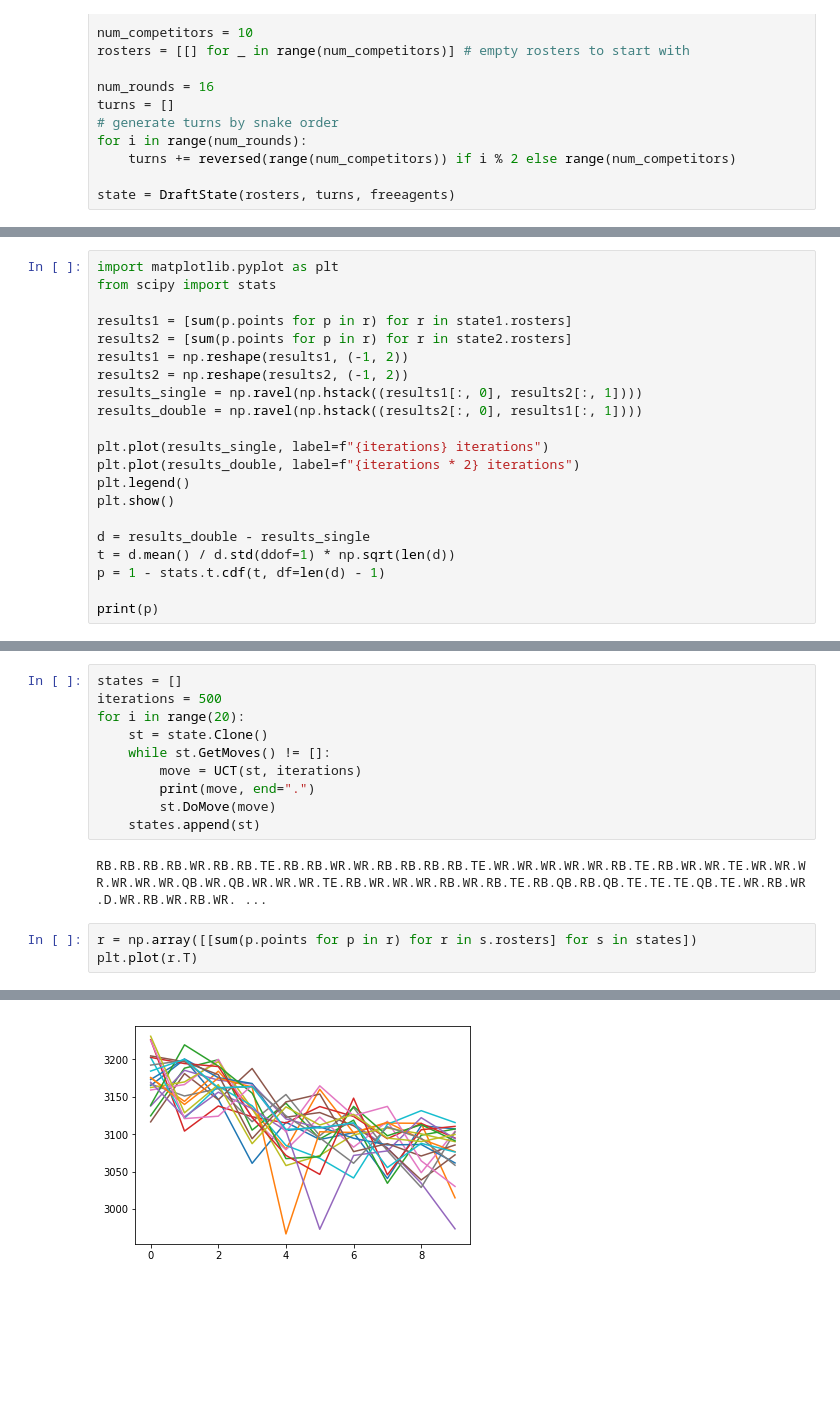
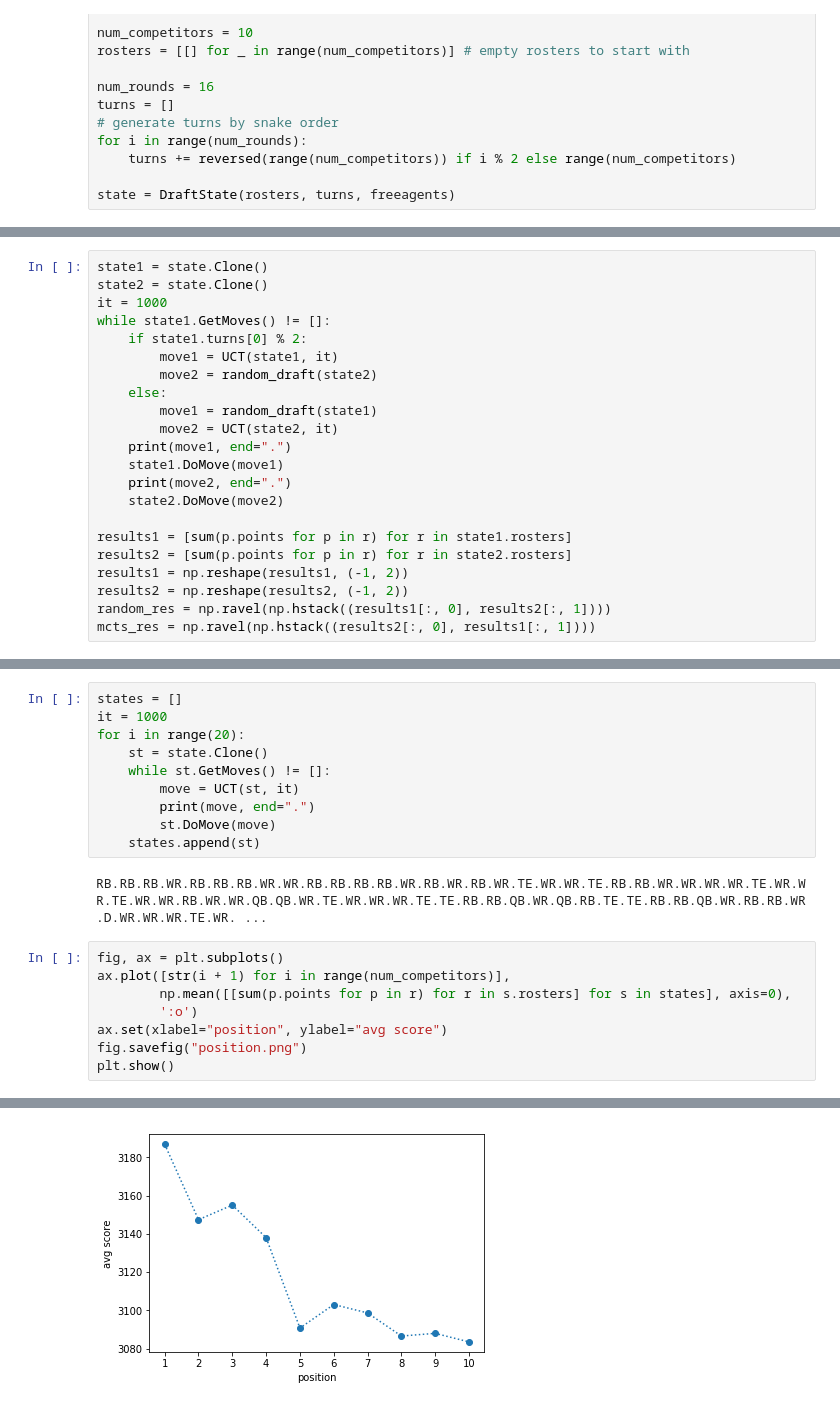
Before and after one commit to ykeuter/ffl, a Jupyter notebook: notebooks/mcts_analysis.ipynb, the cells around one changed output, grey strips where cells are left out. Cells and saved outputs as stored; diff of their text form; blank space fills up the shorter version.

```diff
--- a/notebooks/mcts_analysis.ipynb
+++ b/notebooks/mcts_analysis.ipynb
@@ -210,22 +246,23 @@ RB.RB.RB.RB.RB.RB.WR.RB.RB.WR.RB.RB.RB.RB.RB.RB.RB.WR.RB.RB.RB.WR.WR.RB.RB.RB.WR
 # %%
-import matplotlib.pyplot as plt
-from scipy import stats
+state1 = state.Clone()
+state2 = state.Clone()
+it = 1000
+while state1.GetMoves() != []:
+    if state1.turns[0] % 2:
+        move1 = UCT(state1, it)
+        move2 = random_draft(state2)
+    else:
+        move1 = random_draft(state1)
+        move2 = UCT(state2, it)
+    print(move1, end=".")
+    state1.DoMove(move1)
+    print(move2, end=".")
+    state2.DoMove(move2)
 
 results1 = [sum(p.points for p in r) for r in state1.rosters]
 results2 = [sum(p.points for p in r) for r in state2.rosters]
 results1 = np.reshape(results1, (-1, 2))
 results2 = np.reshape(results2, (-1, 2))
-results_single = np.ravel(np.hstack((results1[:, 0], results2[:, 1])))
-results_double = np.ravel(np.hstack((results2[:, 0], results1[:, 1])))
-
-plt.plot(results_single, label=f"{iterations} iterations")
-plt.plot(results_double, label=f"{iterations * 2} iterations")
-plt.legend()
-plt.show()
-
-d = results_double - results_single
-t = d.mean() / d.std(ddof=1) * np.sqrt(len(d))
-p = 1 - stats.t.cdf(t, df=len(d) - 1)
-
-print(p)
+random_res = np.ravel(np.hstack((results1[:, 0], results2[:, 1])))
+mcts_res = np.ravel(np.hstack((results2[:, 0], results1[:, 1])))
 # %% [output]
@@ -234,16 +327,21 @@ print(p)
 # %%
 states = []
-iterations = 500
+it = 1000
 for i in range(20):
     st = state.Clone()
     while st.GetMoves() != []:
-        move = UCT(st, iterations)
+        move = UCT(st, it)
         print(move, end=".")
         st.DoMove(move)
     states.append(st)
 # %% [output]
-RB.RB.RB.RB.WR.RB.RB.TE.RB.RB.WR.WR.RB.RB.RB.RB.TE.WR.WR.WR.WR.WR.RB.TE.RB.WR.WR.TE.WR.WR.WR.WR.WR.WR.QB.WR.QB.WR.WR.WR.TE.RB.WR.WR.WR.RB.WR.RB.TE.RB.QB.RB.QB.TE.TE.TE.QB.TE.WR.RB.WR.D.WR.RB.WR.RB.WR. ...
+RB.RB.RB.WR.RB.RB.RB.WR.WR.RB.RB.RB.RB.WR.RB.WR.RB.WR.TE.WR.WR.TE.RB.RB.WR.WR.WR.WR.TE.WR.WR.TE.WR.WR.RB.WR.WR.QB.QB.WR.TE.WR.WR.WR.TE.TE.RB.RB.QB.WR.QB.RB.TE.TE.RB.RB.QB.WR.RB.RB.WR.D.WR.WR.WR.TE.WR. ...
 # %%
-r = np.array([[sum(p.points for p in r) for r in s.rosters] for s in states])
-plt.plot(r.T)
+fig, ax = plt.subplots()
+ax.plot([str(i + 1) for i in range(num_competitors)],
+        np.mean([[sum(p.points for p in r) for r in s.rosters] for s in states], axis=0),
+        ':o')
+ax.set(xlabel="position", ylabel="avg score")
+fig.savefig("position.png")
+plt.show()
 # %% [output]
@@ -270 +348 @@ plt.plot(r.T)
-[figure, old version]
+[figure, new version]
```
Also changed, not shown: parts of 11 cells of this notebook, 5 other files.
